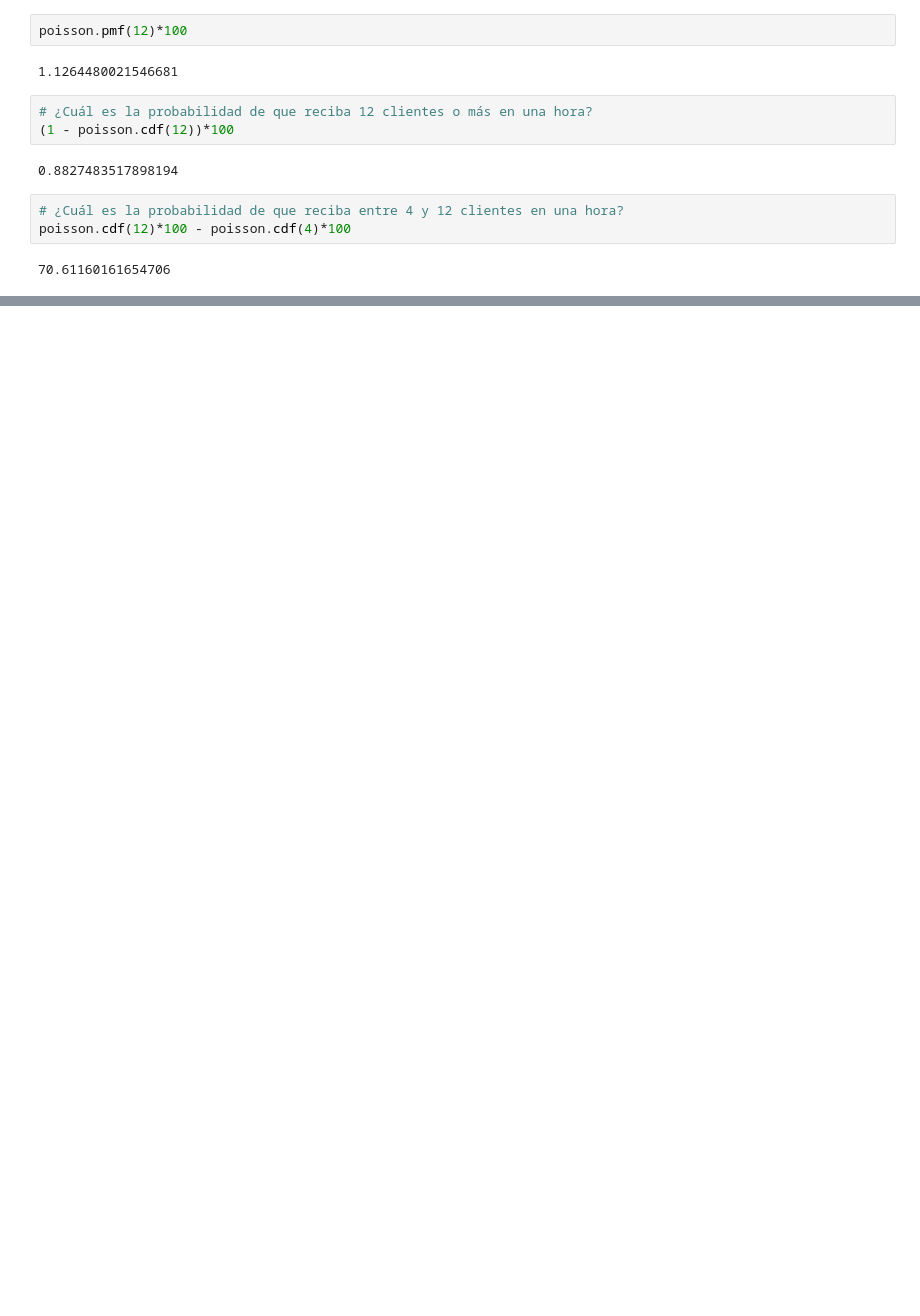
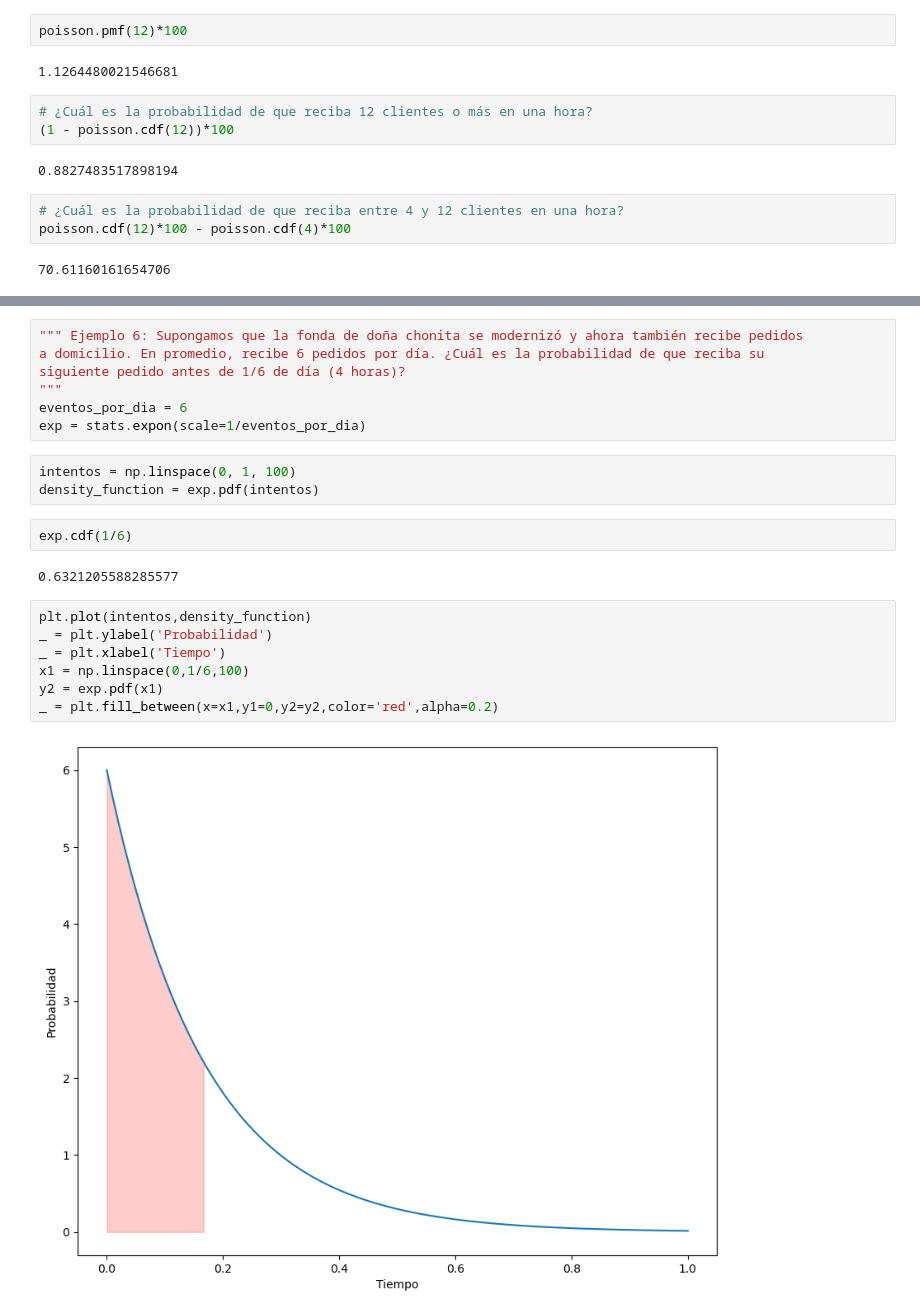
Before and after one commit to Pedri0/Ciencia-datos-fisicos, a Jupyter notebook: Notebooks/2b_fundamentos_estadistica_descriptiva.ipynb, the cells around one changed output, grey strips where cells are left out. Cells and saved outputs as stored; diff of their text form; blank space fills up the shorter version.

Commit message:
(chore): finish 2b_fundamentos_stats

```diff
--- a/Notebooks/2b_fundamentos_estadistica_descriptiva.ipynb
+++ b/Notebooks/2b_fundamentos_estadistica_descriptiva.ipynb
@@ -266,0 +278,23 @@ poisson.cdf(12)*100 - poisson.cdf(4)*100
+# %%
+""" Ejemplo 6: Supongamos que la fonda de doña chonita se modernizó y ahora también recibe pedidos
+a domicilio. En promedio, recibe 6 pedidos por día. ¿Cuál es la probabilidad de que reciba su
+siguiente pedido antes de 1/6 de día (4 horas)?
+"""
+eventos_por_dia = 6
+exp = stats.expon(scale=1/eventos_por_dia)
+# %%
+intentos = np.linspace(0, 1, 100)
+density_function = exp.pdf(intentos)
+# %%
+exp.cdf(1/6)
+# %% [output]
+0.6321205588285577
+# %%
+plt.plot(intentos,density_function)
+_ = plt.ylabel('Probabilidad')
+_ = plt.xlabel('Tiempo')
+x1 = np.linspace(0,1/6,100)
+y2 = exp.pdf(x1)
+_ = plt.fill_between(x=x1,y1=0,y2=y2,color='red',alpha=0.2)
+# %% [output]
+[figure, added]
```
Also changed, not shown: parts of 5 cells of this notebook, 2 other files.
